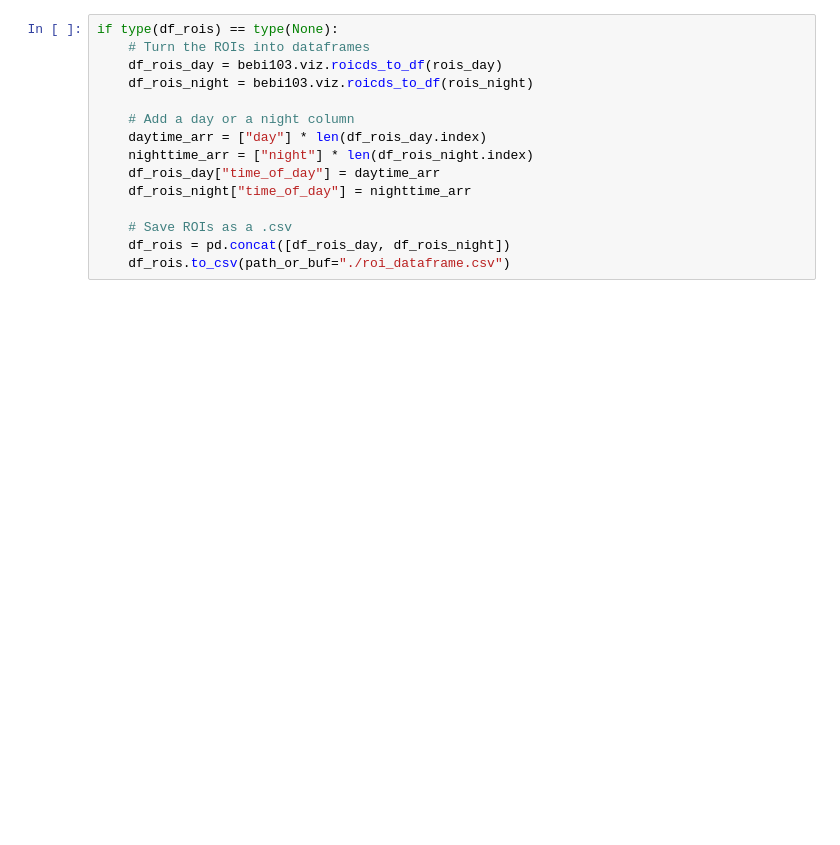
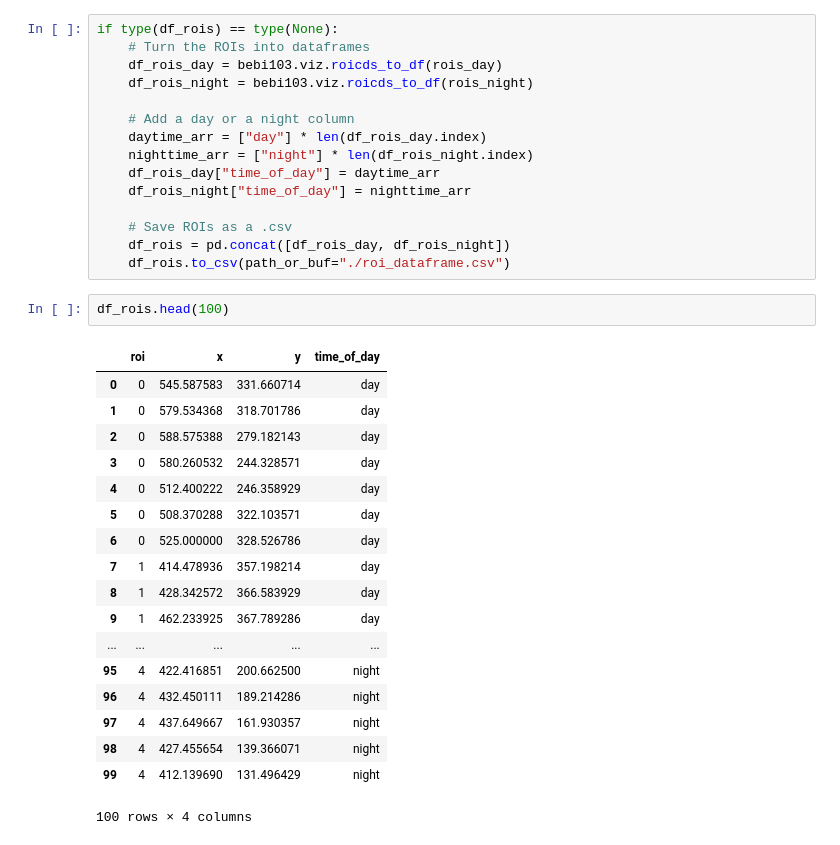
Before and after one commit to heathjohn62/bebi103, a Jupyter notebook: homework/hw3.2.ipynb, the cells around one changed output. Cells and saved outputs as stored; diff of their text form; blank space fills up the shorter version.

```diff
--- a/homework/hw3.2.ipynb
+++ b/homework/hw3.2.ipynb
@@ -126,3 +126,24 @@ if type(df_rois) == type(None):
     # Save ROIs as a .csv
     df_rois = pd.concat([df_rois_day, df_rois_night])
     df_rois.to_csv(path_or_buf="./roi_dataframe.csv")
+# %%
+df_rois.head(100)
+# %% [output]
+|  | roi | x | y | time_of_day |
+| 0 | 0 | 545.587583 | 331.660714 | day |
+| 1 | 0 | 579.534368 | 318.701786 | day |
+| 2 | 0 | 588.575388 | 279.182143 | day |
+| 3 | 0 | 580.260532 | 244.328571 | day |
+| 4 | 0 | 512.400222 | 246.358929 | day |
+| 5 | 0 | 508.370288 | 322.103571 | day |
+| 6 | 0 | 525.000000 | 328.526786 | day |
+| 7 | 1 | 414.478936 | 357.198214 | day |
+| 8 | 1 | 428.342572 | 366.583929 | day |
+| 9 | 1 | 462.233925 | 367.789286 | day |
+| ... | ... | ... | ... | ... |
+| 95 | 4 | 422.416851 | 200.662500 | night |
+| 96 | 4 | 432.450111 | 189.214286 | night |
+| 97 | 4 | 437.649667 | 161.930357 | night |
+| 98 | 4 | 427.455654 | 139.366071 | night |
+| 99 | 4 | 412.139690 | 131.496429 | night |
+100 rows × 4 columns
```
Also changed, not shown: parts of 1 cell of this notebook.
